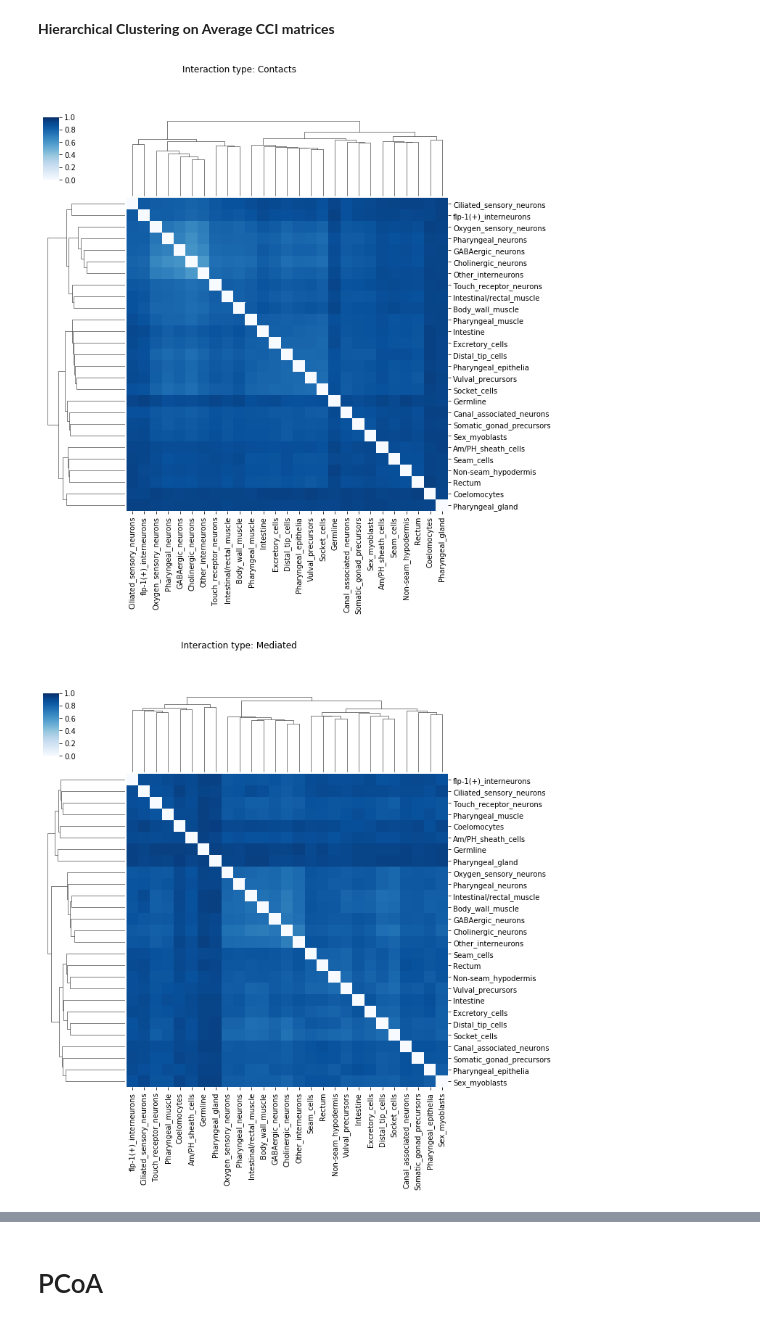
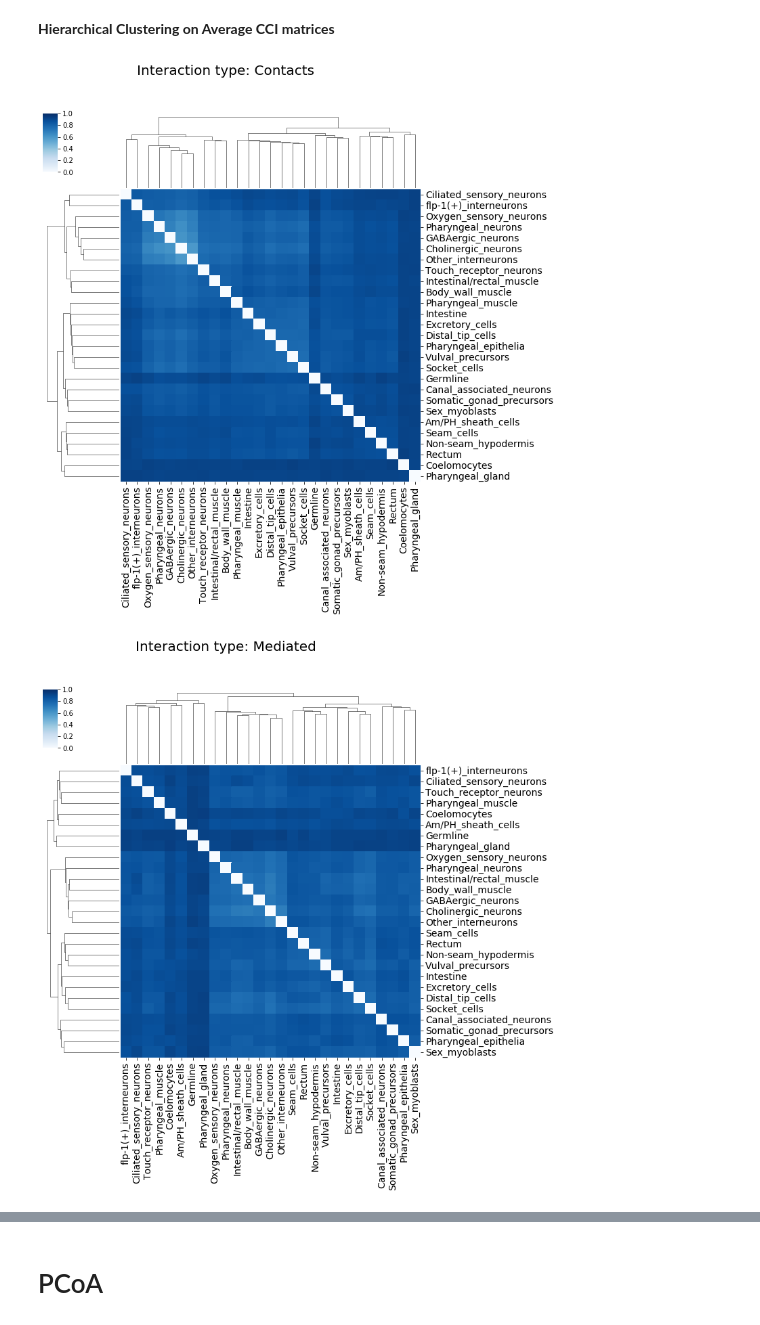
Before and after one commit to earmingol/cell2cell, a Jupyter notebook: notebooks/CElegans-CCI-binary-STRINGdb.ipynb, the cells around one changed output, grey strips where cells are left out. Drawn from its saved outputs; the diff is of its cells as text; code cells hidden in the pictures.

```diff
--- a/notebooks/CElegans-CCI-binary-STRINGdb.ipynb
+++ b/notebooks/CElegans-CCI-binary-STRINGdb.ipynb
@@ -22,7 +22,7 @@ files['rnaseq'] = C2C_ROOT + '/data/CElegans_RNASeqData_Cell.xlsx'
 files['ppi'] = C2C_ROOT + '/data/CElegans_PPIs_STRING.txt.gz'
 files['go_annotations'] = C2C_ROOT + '/data/wb.gaf.gz'
 files['go_terms'] = C2C_ROOT + '/data/go-basic.obo'
-files['output_folder'] = '../outputs/'
+files['output_folder'] = C2C_ROOT + '/outputs/'
 # %% [markdown]
 **RNA-seq data manipulation**
 
@@ -204,18 +204,28 @@ Running analysis for combined
 # %%
 linkages=dict()
 for interaction, distance_matrix in distance_cci.items():
     # Compute linkage
     linkages[interaction] = c2c.clustering.compute_linkage(distance_matrix, method='ward')
 
     # Plot hierarchical clustering
     hier = sns.clustermap(distance_matrix,
                           col_linkage=linkages[interaction],
                           row_linkage=linkages[interaction],
                           cmap='Blues',
                           vmin=0,
                           vmax=1,
+                          figsize=(10,10),
                           )
-    hier.fig.suptitle('Interaction type: ' + interaction.capitalize())
+
+    hier.fig.suptitle('Interaction type: ' + interaction.capitalize(), fontsize=20)
+
+    tick_size = 14
+    hier.ax_heatmap.set_xticklabels(hier.ax_heatmap.get_xmajorticklabels(), fontsize = tick_size)
+    hier.ax_heatmap.set_yticklabels(hier.ax_heatmap.get_ymajorticklabels(), fontsize = tick_size)
+
+    plt.savefig(files['output_folder'] + '/Clustermap-{}.png'.format(interaction.capitalize()),
+                dpi = 300,
+                bbox_inches='tight')
 # %% [output]
-[figure, old version]
+[figure, new version]
-[figure, old version]
+[figure, new version]
```
Also changed, not shown: parts of 3 cells of this notebook.
